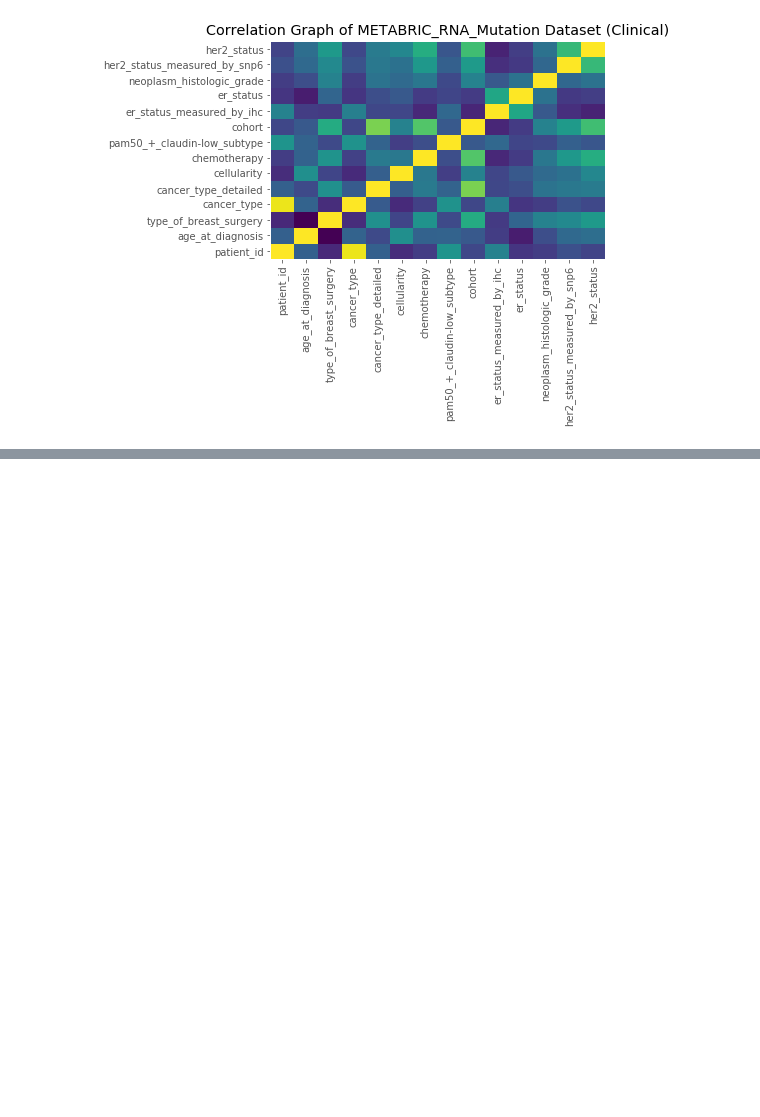
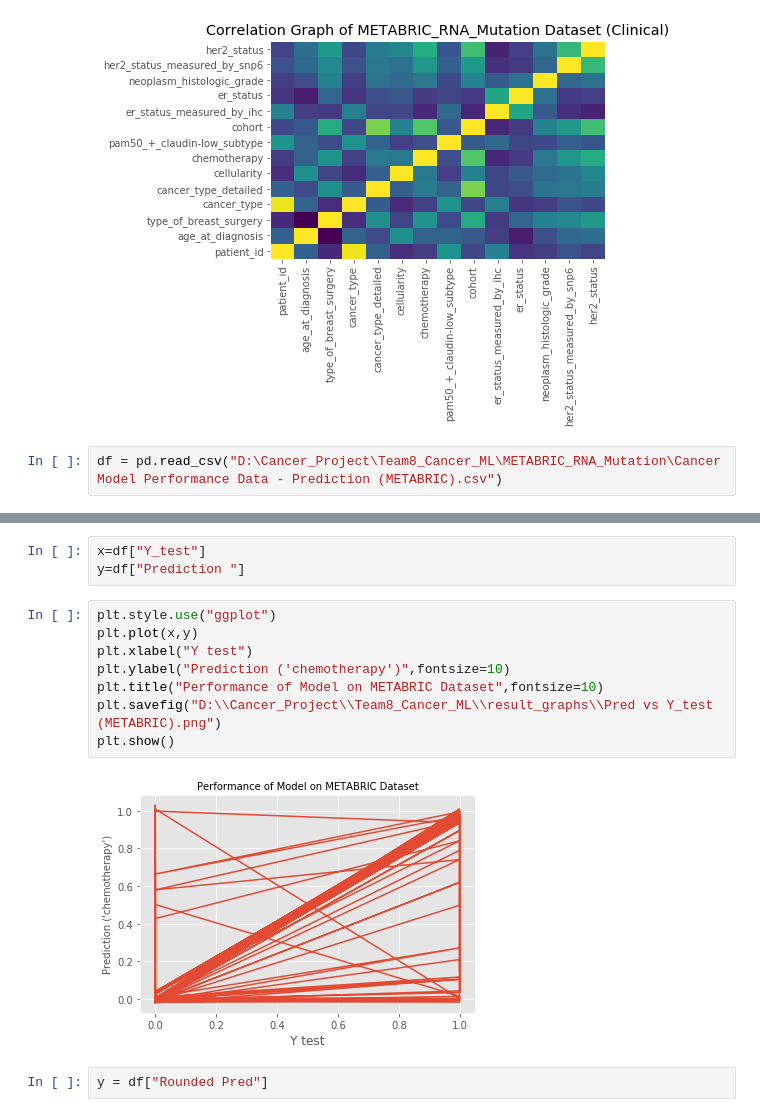
Before and after one commit to NM-Supercomputing-Challenge/Team8_Cancer_ML, a Jupyter notebook: data_vis.ipynb, the cells around one changed output, grey strips where cells are left out. Cells and saved outputs as stored; diff of their text form; blank space fills up the shorter version.

Commit message:
new graphs

```diff
--- a/data_vis.ipynb
+++ b/data_vis.ipynb
@@ -198,3 +198,5 @@ plt.savefig("D:\\Cancer_Project\\Team8_Cancer_ML\\result_graphs\\METABRIC Corr G
 plt.show()
 # %% [output]
 [figure]
+# %%
+df = pd.read_csv("D:\Cancer_Project\Team8_Cancer_ML\METABRIC_RNA_Mutation\Cancer Model Performance Data - Prediction (METABRIC).csv")
@@ -200,0 +212,15 @@ plt.show()
+# %%
+x=df["Y_test"]
+y=df["Prediction "]
+# %%
+plt.style.use("ggplot")
+plt.plot(x,y)
+plt.xlabel("Y test")
+plt.ylabel("Prediction ('chemotherapy')",fontsize=10)
+plt.title("Performance of Model on METABRIC Dataset",fontsize=10)
+plt.savefig("D:\\Cancer_Project\\Team8_Cancer_ML\\result_graphs\\Pred vs Y_test (METABRIC).png")
+plt.show()
+# %% [output]
+[figure, added]
+# %%
+y = df["Rounded Pred"]
```
Also changed, not shown: parts of 6 cells of this notebook.
